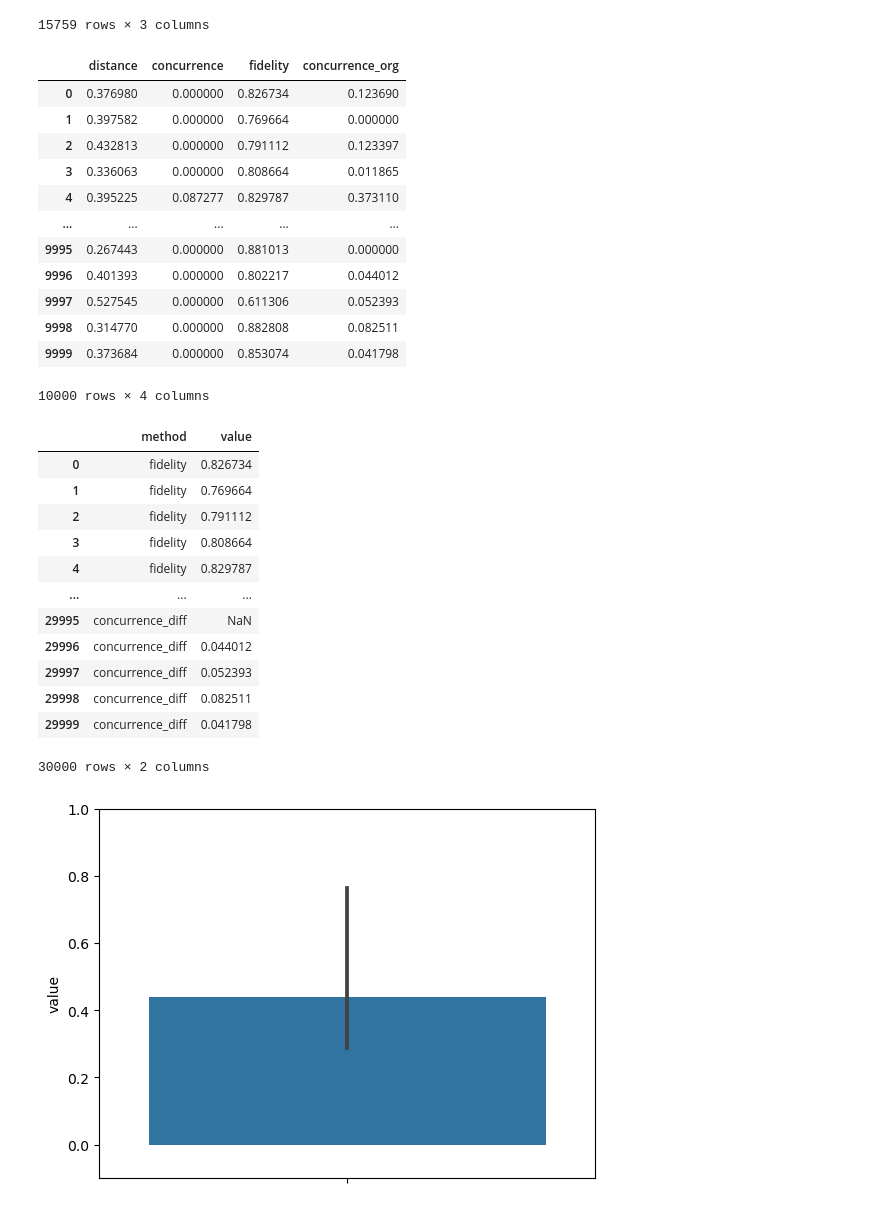
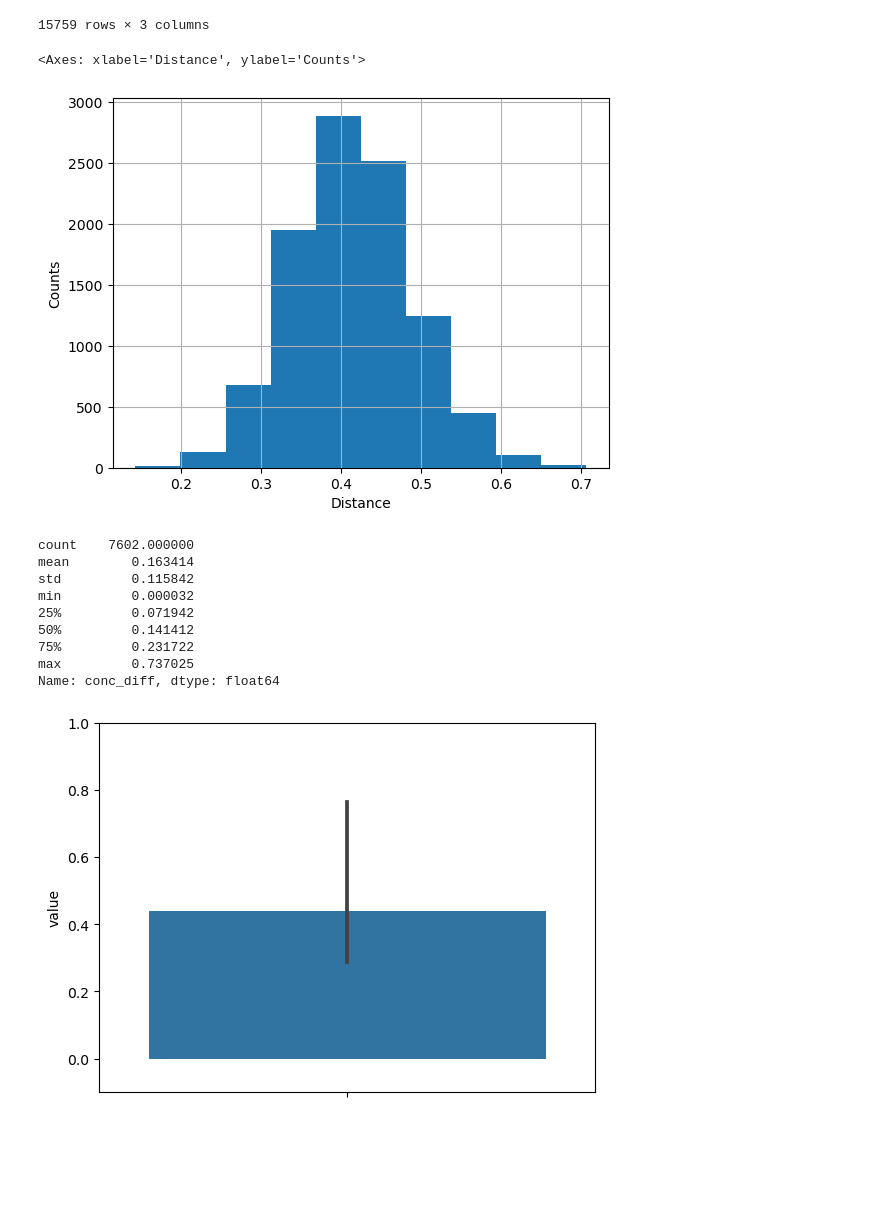
Before and after one commit to jkwiecien765/WernerTomography2, a Jupyter notebook: werner_light.ipynb, the cells around one changed output. Cells and saved outputs as stored; diff of their text form; code cells hidden in the pictures; blank space fills up the shorter version.

```diff
--- a/werner_light.ipynb
+++ b/werner_light.ipynb
@@ -399,38 +396,30 @@ df_melt.loc[np.logical_and(df_melt.method=='concurrence_diff', df_melt.target.is
 | 70909 | distance | concurrence_diff | 0.199354 |
 | 70910 | fidelity | concurrence_diff | 0.135886 |
 15759 rows × 3 columns
+# %%
+non_opt_df['conc_diff'] = non_opt_df.concurrence_org - non_opt_df.concurrence
+non_opt_df.conc_diff.loc[non_opt_df.concurrence_org == 0 ] = np.nan
+# %%
+
+plt.xlabel('Distance')
+plt.ylabel('Counts')
+plt.grid(False)
+non_opt_df.distance.hist()
+# %% [output]
+<Axes: xlabel='Distance', ylabel='Counts'>
+[figure, added]
 # %%
-non_opt_df
+non_opt_df.conc_diff.describe()
 # %% [output]
-|  | distance | concurrence | fidelity | concurrence_org |
-| 0 | 0.376980 | 0.000000 | 0.826734 | 0.123690 |
-| 1 | 0.397582 | 0.000000 | 0.769664 | 0.000000 |
-| 2 | 0.432813 | 0.000000 | 0.791112 | 0.123397 |
-| 3 | 0.336063 | 0.000000 | 0.808664 | 0.011865 |
-| 4 | 0.395225 | 0.087277 | 0.829787 | 0.373110 |
-| ... | ... | ... | ... | ... |
-| 9995 | 0.267443 | 0.000000 | 0.881013 | 0.000000 |
-| 9996 | 0.401393 | 0.000000 | 0.802217 | 0.044012 |
-| 9997 | 0.527545 | 0.000000 | 0.611306 | 0.052393 |
-| 9998 | 0.314770 | 0.000000 | 0.882808 | 0.082511 |
-| 9999 | 0.373684 | 0.000000 | 0.853074 | 0.041798 |
-10000 rows × 4 columns
+count    7602.000000
+mean        0.163414
+std         0.115842
+min         0.000032
+25%         0.071942
+50%         0.141412
+75%         0.231722
+max         0.737025
+Name: conc_diff, dtype: float64
-# %%
-non_opt_df_melt
-# %% [output]
-|  | method | value |
-| 0 | fidelity | 0.826734 |
-| 1 | fidelity | 0.769664 |
-| 2 | fidelity | 0.791112 |
-| 3 | fidelity | 0.808664 |
-| 4 | fidelity | 0.829787 |
-| ... | ... | ... |
-| 29995 | concurrence_diff | NaN |
-| 29996 | concurrence_diff | 0.044012 |
-| 29997 | concurrence_diff | 0.052393 |
-| 29998 | concurrence_diff | 0.082511 |
-| 29999 | concurrence_diff | 0.041798 |
-30000 rows × 2 columns
 # %%
 non_opt_df['concurrence_diff'] = non_opt_df.concurrence_org - non_opt_df.concurrence
 non_opt_df.loc[non_opt_df['concurrence_org']==0, 'concurrence_diff']=np.nan
```
Also changed, not shown: parts of 14 cells of this notebook.
